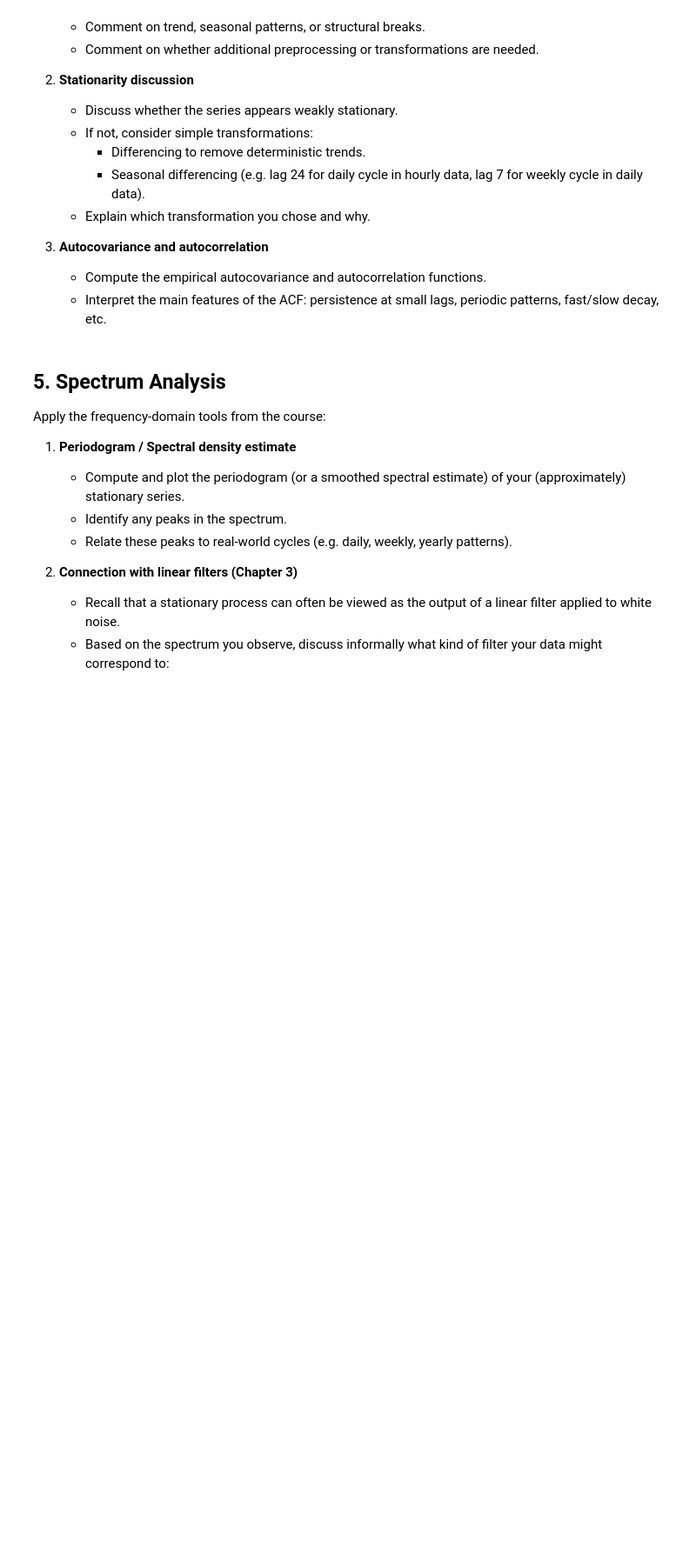
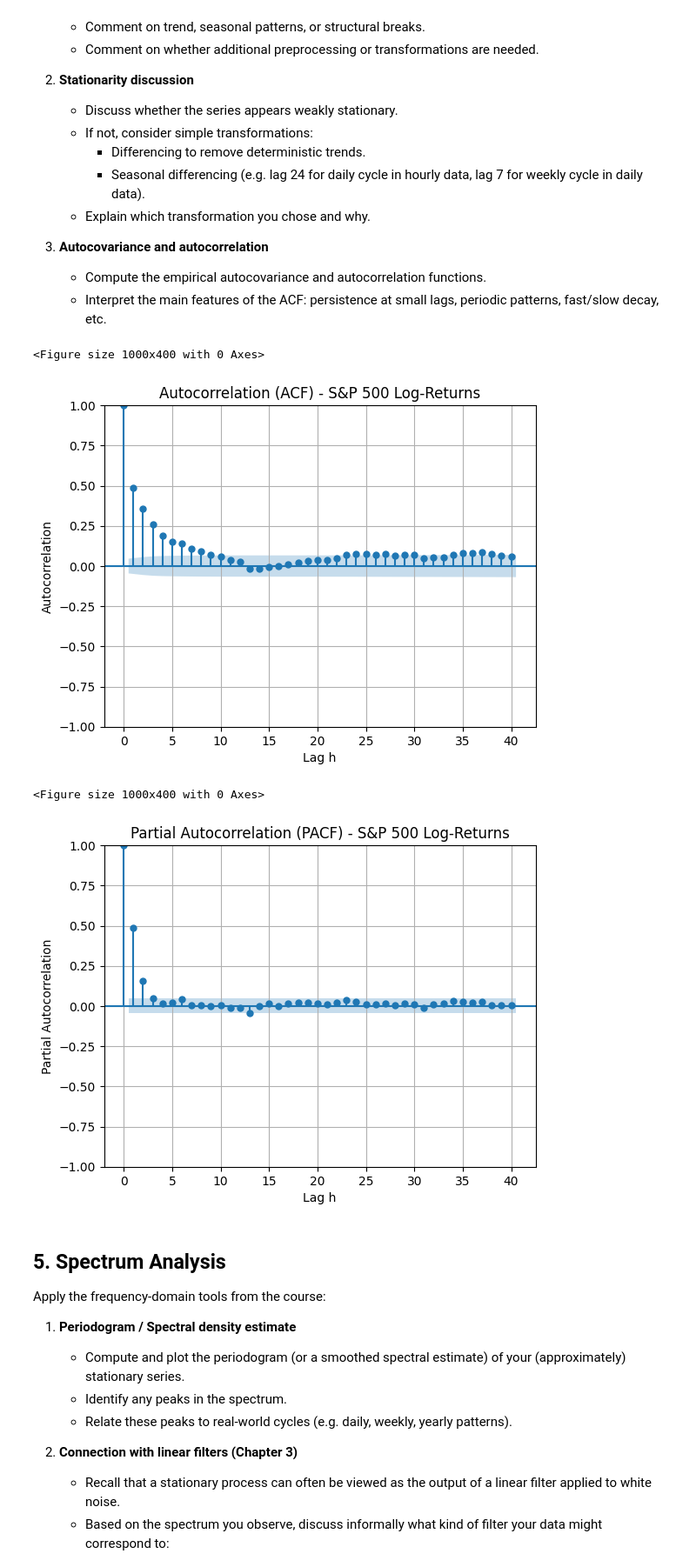
Before and after one commit to guilherme13c/Time-Series-TP, a Jupyter notebook: Lab4_Optional.ipynb, the cells around one changed output. Shown at 87% size. Cells and saved outputs as stored; diff of their text form; code cells hidden in the pictures; blank space fills up the shorter version.

```diff
--- a/Lab4_Optional.ipynb
+++ b/Lab4_Optional.ipynb
@@ -200,3 +218,51 @@ Try to carry out the following as we did in previous labs:
+# %%
+import numpy as np
+from statsmodels.graphics.tsaplots import plot_acf, plot_pacf
+from scipy.signal import detrend
+
+ts_values = detrend(ts.dropna().values, type="linear") # type: ignore
+
+day_of_year = ts.index.dayofyear # type: ignore
+
+df_temp = pd.DataFrame({'temp': ts, 'day': day_of_year})
+seasonal_component = df_temp.groupby('day')['temp'].mean()
+
+if 366 in seasonal_component.index:
+    seasonal_component[366] = seasonal_component[365]
+
+seasonal_avg = seasonal_component[day_of_year].values
+
+ts = ts - seasonal_avg
+
+ts = pd.Series(ts)
+mean = ts.mean()
+std = ts.std()
+threashold = 4.0
+
+is_outlier = (ts-mean).abs() > threashold * std
+ts[is_outlier] = np.nan
+
+ts = ts.interpolate(method="linear").values
+
+plt.figure(figsize=(10, 4))
+plot_acf(ts_values, lags=40, title='Autocorrelation (ACF) - S&P 500 Log-Returns')
+plt.xlabel('Lag h')
+plt.ylabel('Autocorrelation')
+plt.grid(True)
+plt.show()
+
+plt.figure(figsize=(10, 4))
+plot_pacf(ts_values, lags=40,
+          title='Partial Autocorrelation (PACF) - S&P 500 Log-Returns')
+plt.xlabel('Lag h')
+plt.ylabel('Partial Autocorrelation')
+plt.grid(True)
+plt.show()
+# %% [output]
+<Figure size 1000x400 with 0 Axes>
+[figure, added]
+<Figure size 1000x400 with 0 Axes>
+[figure, added]
 # %% [markdown]
 ## 5. Spectrum Analysis
 
```
Also changed, not shown: parts of 5 cells of this notebook.
